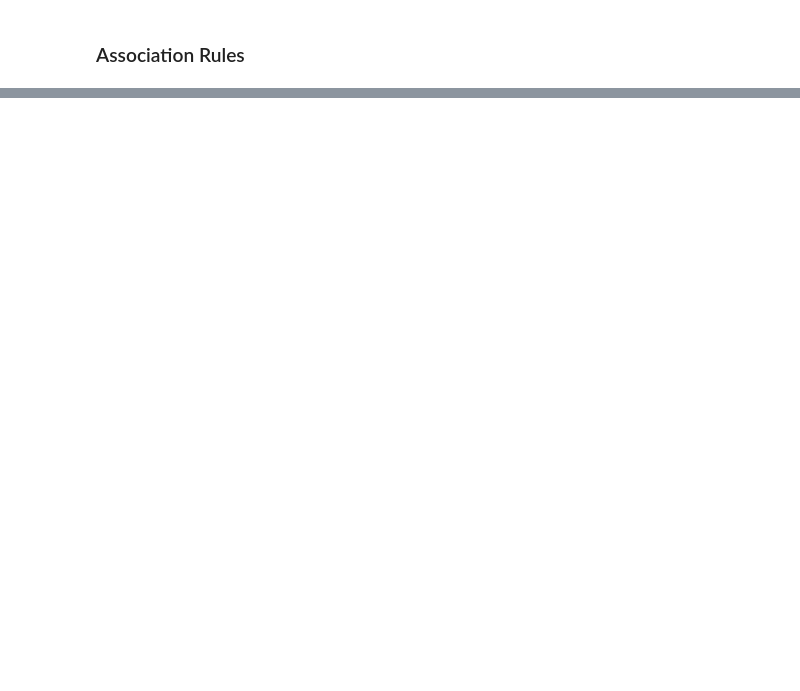
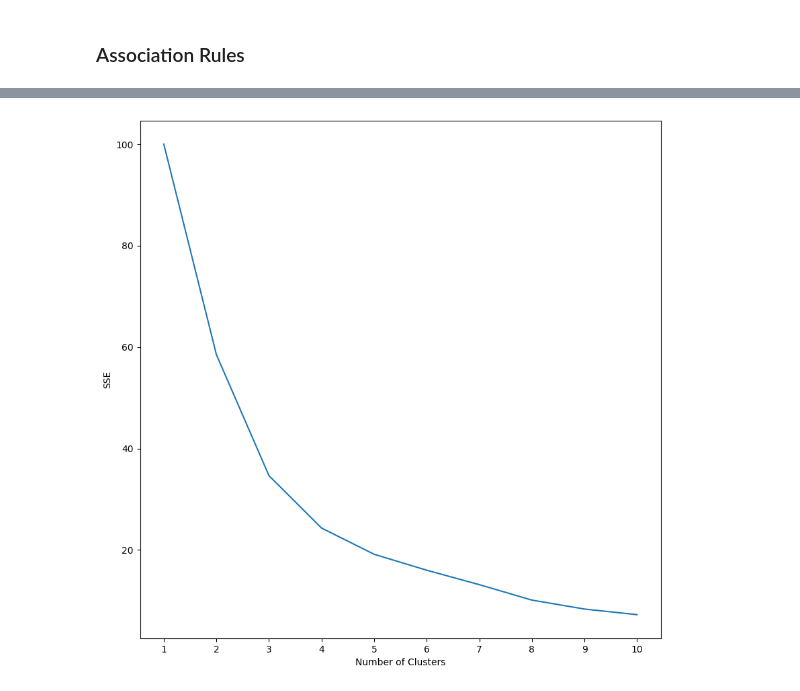
Before and after one commit to PatrickPetch/product-survey-data-analysis, a Jupyter notebook: petch-analysis.ipynb, the cells around one changed output, grey strips where cells are left out. Drawn from its saved outputs; the diff is of its cells as text; code cells hidden in the pictures; blank space fills up the shorter version.

```diff
--- a/petch-analysis.ipynb
+++ b/petch-analysis.ipynb
@@ -216,0 +268,18 @@ rules4
+# %%
+scaled = StandardScaler().fit_transform(df_number[["ExteriorComponentsCount", "InteriorComponentsCount"]].dropna())
+
+kmeans_kwargs = {"init": "random", "n_init": 10, "random_state": 1}
+
+sse = []
+for k in range(1, 11):
+    kmeans =  KMeans(n_clusters=k, **kmeans_kwargs)
+    kmeans.fit(scaled)
+    sse.append(kmeans.inertia_)
+
+plt.plot(range(1, 11), sse)
+plt.xticks(range(1, 11))
+plt.xlabel("Number of Clusters")
+plt.ylabel("SSE")
+plt.show()
+# %% [output]
+[figure, added]
```
Also changed, not shown: parts of 25 cells of this notebook.
